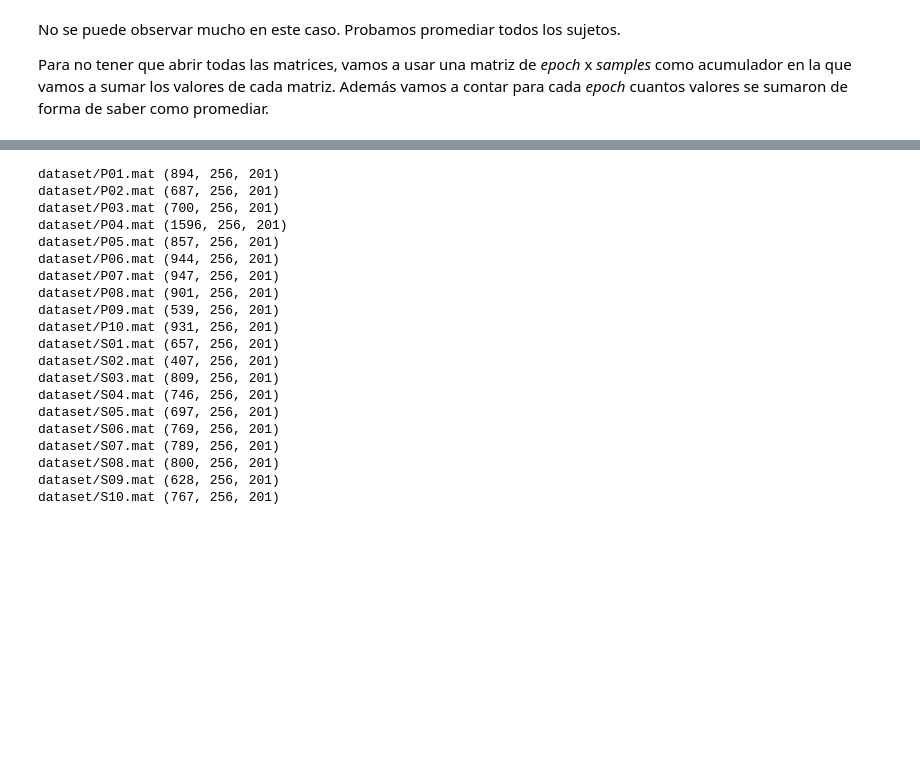
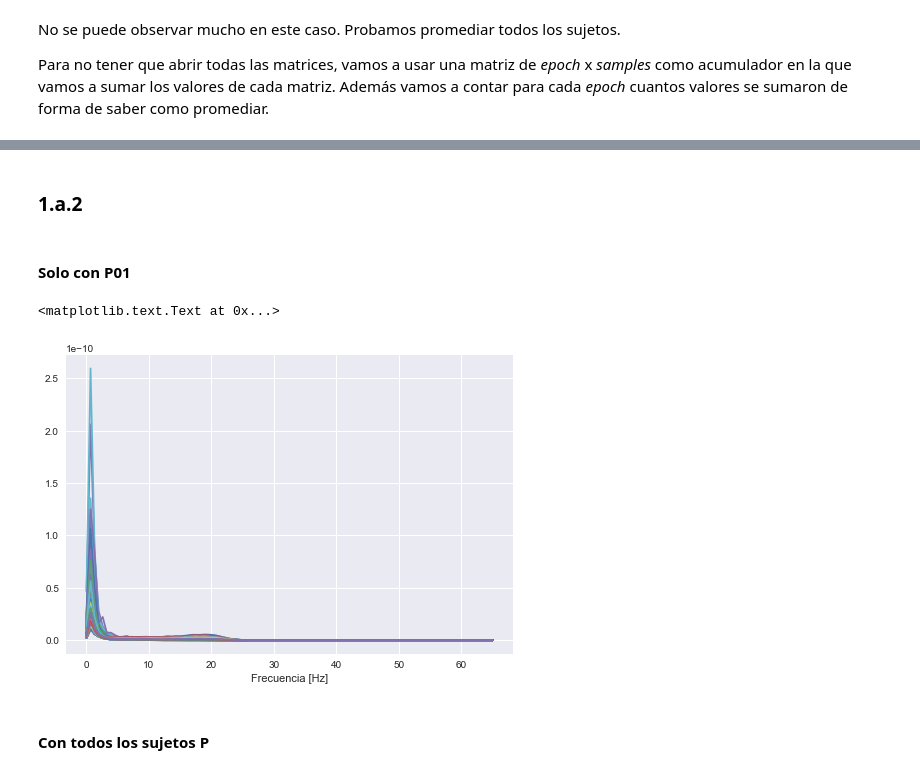
Before and after one commit to m2march/ciencia_datos, a Jupyter notebook: tp2/tp2.ipynb, the cells around one changed output, grey strips where cells are left out. Saved outputs shown, nothing was run; the diff lists cells and outputs as text; code cells hidden in the pictures; blank space fills up the shorter version.

```diff
--- a/tp2/tp2.ipynb
+++ b/tp2/tp2.ipynb
@@ -142,25 +144,17 @@ colorbar()
-# %%
-for nombre_matriz in sorted(todas_las_matrices):
-    data = sio.loadmat(nombre_matriz)['data']
-    print(nombre_matriz, data.shape)
-# %% [output]
-dataset/P01.mat (894, 256, 201)
-dataset/P02.mat (687, 256, 201)
-dataset/P03.mat (700, 256, 201)
-dataset/P04.mat (1596, 256, 201)
-dataset/P05.mat (857, 256, 201)
-dataset/P06.mat (944, 256, 201)
-dataset/P07.mat (947, 256, 201)
-dataset/P08.mat (901, 256, 201)
-dataset/P09.mat (539, 256, 201)
-dataset/P10.mat (931, 256, 201)
-dataset/S01.mat (657, 256, 201)
-dataset/S02.mat (407, 256, 201)
-dataset/S03.mat (809, 256, 201)
-dataset/S04.mat (746, 256, 201)
-dataset/S05.mat (697, 256, 201)
-dataset/S06.mat (769, 256, 201)
-dataset/S07.mat (789, 256, 201)
-dataset/S08.mat (800, 256, 201)
-dataset/S09.mat (628, 256, 201)
-dataset/S10.mat (767, 256, 201)
+# %% [markdown]
+### 1.a.2
+# %% [markdown]
+#### Solo con P01
+# %%
+data = sio.loadmat('dataset/P01.mat')['data']
+f, Pxx = scs.welch(data, fs=freq_sample, axis=2)
+mean_epoch = np.mean(Pxx, axis=0)
+# %%
+for i in range(N_ELECTRODOS):
+    plot(f, mean_epoch[i, :])
+xlabel('Frecuencia [Hz]')
+# %% [output]
+<matplotlib.text.Text at 0x...>
+[figure, added]
+# %% [markdown]
+#### Con todos los sujetos P
```
Also changed, not shown: parts of 26 cells of this notebook.
